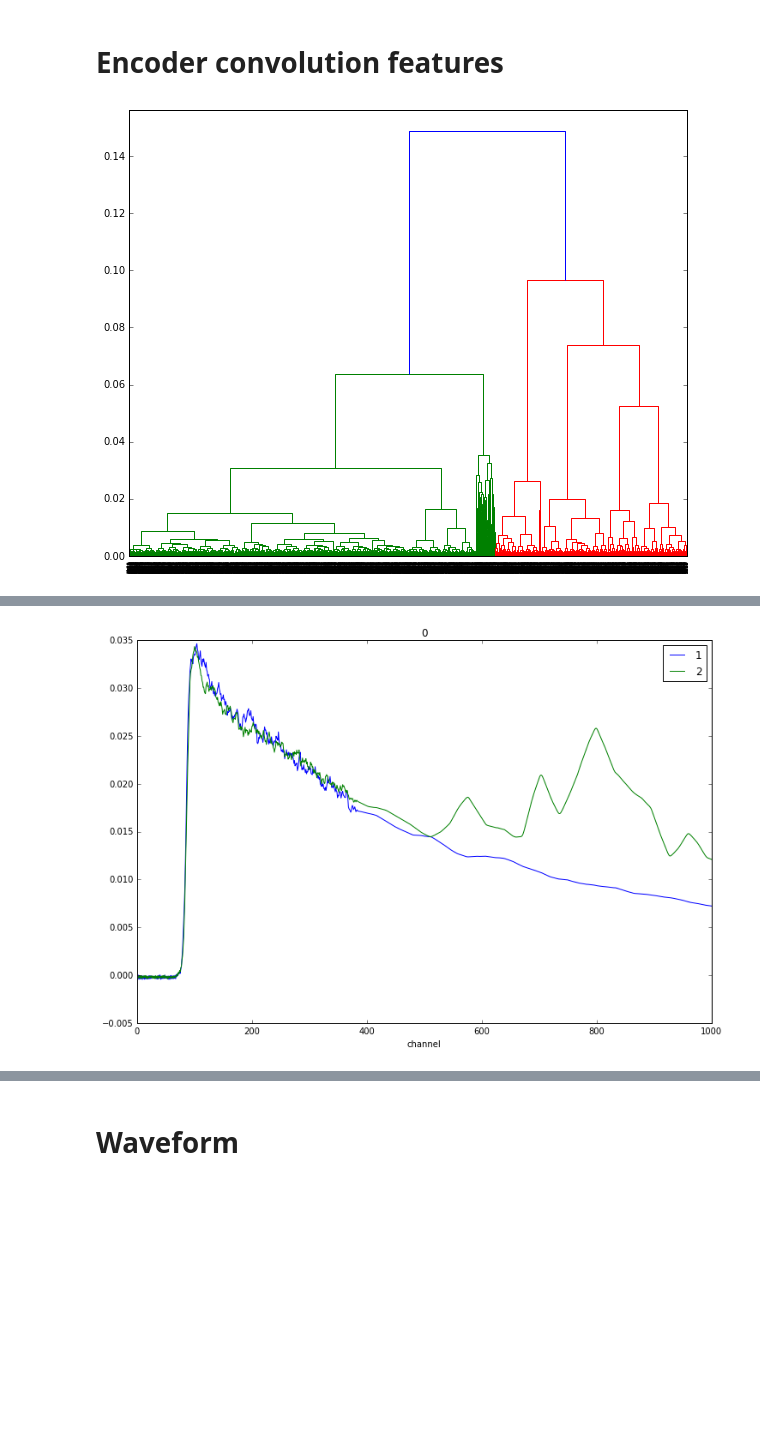
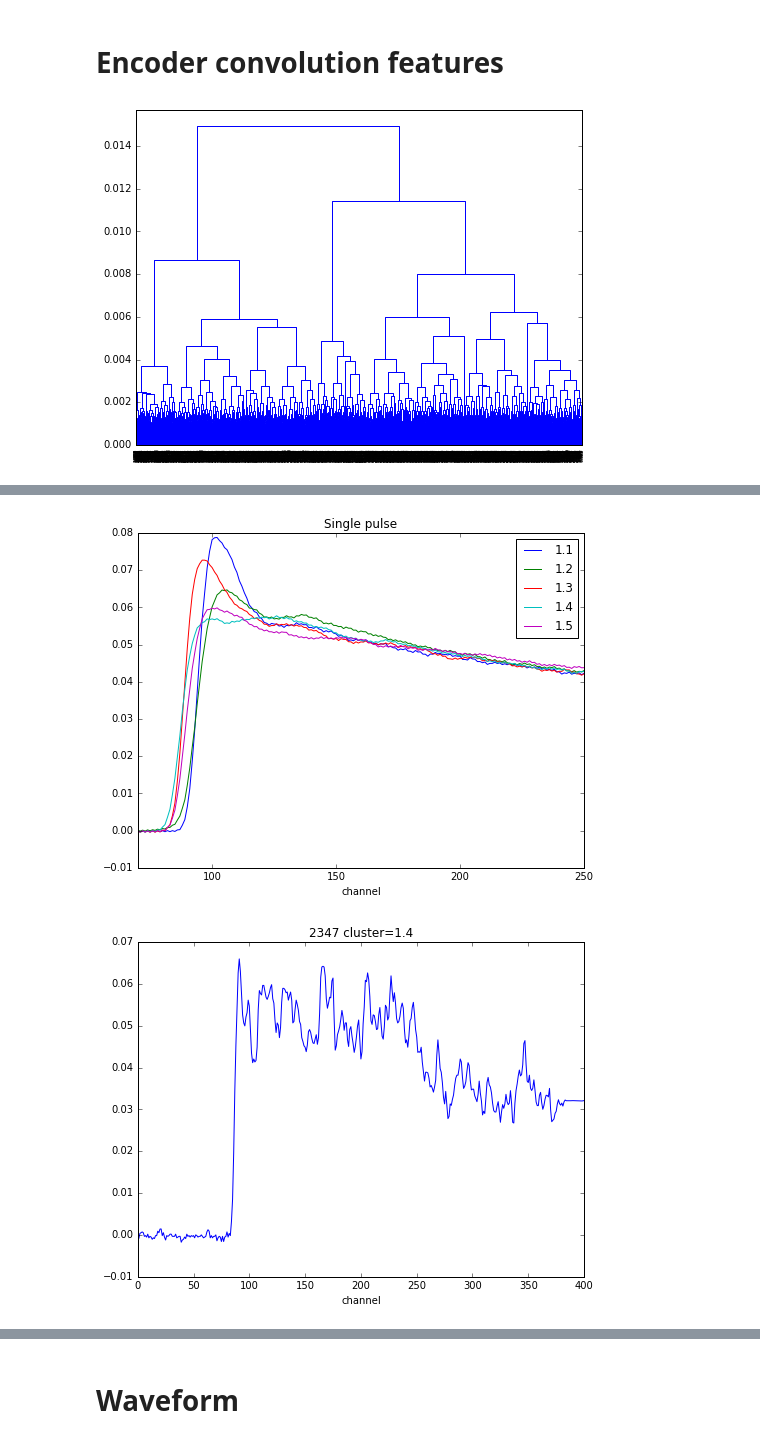
Before and after one commit to hareyakana/Script_For_TS_Keras, a Jupyter notebook: variable_check.ipynb, the cells around one changed output, grey strips where cells are left out. Cells and saved outputs as stored; diff of their text form; code cells hidden in the pictures; blank space fills up the shorter version.

```diff
--- a/variable_check.ipynb
+++ b/variable_check.ipynb
@@ -291,7 +281,10 @@ class Waveform():
 #         number =
 
         # random labelling(test purposes)
-        self.waveform = normalize(pmtall,axis=1,norm="l2")
+        waveform_n = normalize(pmtall,axis=1,norm="l2")
+
+        refine = np.load("selector_psd.npy")
+        self.waveform = waveform_n[refine==1]
 #         self.label = np.random.randint(3,size=(len(pmtall),))
 
     def __len__(self):
@@ -305,4 +298,4 @@ Wall time: 47.9 µs
 # %%
-dataset = Waveform(path="../Run9goodDataQ_dualgate.root.root")
+dataset = Waveform(path="../Run9psd15_3000.root")
 print(len(dataset))
 # %% [output]
@@ -325,7 +318,7 @@ def to_var(x):
 # %%
 %%time
 
-selector = np.empty(5145)
+selector = np.empty(2552)
 
 try:
     for batch_number, waveform in enumerate(data_loader):
@@ -333,6 +326,7 @@ try:
         average2 = []
         average3 = []
         average4 = []
+        average5 = []
 
         batch_size = waveform.size()[0]
 #         print(batch_size)
@@ -342,11 +336,11 @@ try:
         green = np.reshape(features[0].detach().numpy(),(batch_size,-1))
         Z = linkage(green, method="ward")
 
-        fig = plt.figure(figsize=(10, 8))
-        dn = dendrogram(Z)
+        fig = plt.figure(figsize=(8, 6))
+        dn = dendrogram(Z, color_threshold=0)
         plt.show()
 
-        clusters = fcluster(Z, 0.03, criterion='distance')
+        clusters = fcluster(Z, 0.007, criterion='distance')
         print(np.unique(clusters))
         selector = clusters
 
@@ -355,46 +349,72 @@ try:
             blue = waveform_in[i].detach().numpy()
 #             if clusters[i]==4:
 #                 plt.figure()
 #                 plt.plot(waveform[i])
 #                 plt.show()
 
-            if clusters[i]==4:
+            if clusters[i]==1:
                 average.append(blue[0])
 
-            if clusters[i]==3:
+            if clusters[i]==2:
                 average2.append(blue[0])
 
-#             if clusters[i]==3:
-#                 average3.append(blue[0])
+            if clusters[i]==3:
+                average3.append(blue[0])
 
-#             if clusters[i]==4:
-#                 average4.append(blue[0])
+            if clusters[i]==4:
+                average4.append(blue[0])
+
+            if clusters[i]==5:
+                average5.append(blue[0])
+
         dang = np.mean(average, axis=0)
         dang2 = np.mean(average2, axis=0)
-#         dang3 = np.mean(average3, axis=0)
-#         dang4 = np.mean(average4, axis=0)
+        dang3 = np.mean(average3, axis=0)
+        dang4 = np.mean(average4, axis=0)
+        dang5 = np.mean(average5, axis=0)
 
-        plt.figure(figsize=(12,8))
-        plt.plot(dang,label="1")
-        plt.plot(dang2,label="2")
-#         plt.plot(dang3,label="3")
-#         plt.plot(dang4,label="4")
-        plt.xlim(0,1000)
+        print("1.1 = ", np.count_nonzero(clusters==1))
+        print("1.2 = ", np.count_nonzero(clusters==2))
+        print("1.3 = ", np.count_nonzero(clusters==3))
+        print("1.4 = ", np.count_nonzero(clusters==4))
+        print("1.5 = ", np.count_nonzero(clusters==5))
+
+        plt.figure(figsize=(8,6))
+        plt.plot(dang,label="1.1")
+        plt.plot(dang2,label="1.2")
+        plt.plot(dang3,label="1.3")
+        plt.plot(dang4,label="1.4")
+        plt.plot(dang5,label="1.5")
+        plt.xlim(70,250)
         plt.xlabel("channel")
         plt.legend()
-        plt.title(batch_number)
+        plt.title("Single pulse")
         plt.show()
+
+        for i in range(50):
+            rd = np.random.randint(2552)
+            plt.figure(figsize=(8,6))
+            plt.plot(waveform[rd].detach().numpy())
+#             plt.plot(average3[rd], label="1")
+#             plt.plot(average4[0], label="2")
+#             plt.plot(average5[0], label="3")
+    #         plt.plot(dang4,label="4")
+            plt.xlim(0,400)
+            plt.xlabel("channel")
+#             plt.legend()
+            plt.title("{} cluster=1.{}".format(rd,clusters[rd]))
+            plt.show()
 
 #         Features[batch_number*1000:(batch_number+1)*1000] = feat[0]
 
 
 #         print(Features.size())
     # db = DBSCAN(eps=0.3, min_samples=20).fit(DATA.detach().numpy())
     # print(db.core_sample_indices_)
     # print(db.labels_)
 
 
 except KeyboardInterrupt:
     print('Training ended early.')
 # %% [output]
-[figure, old version]
+[figure, new version]
@@ -402 +427,2 @@ except KeyboardInterrupt:
-[figure, old version]
+[figure, new version]
+[figure, added]
```
Also changed, not shown: parts of 44 cells of this notebook, 8 other files.
